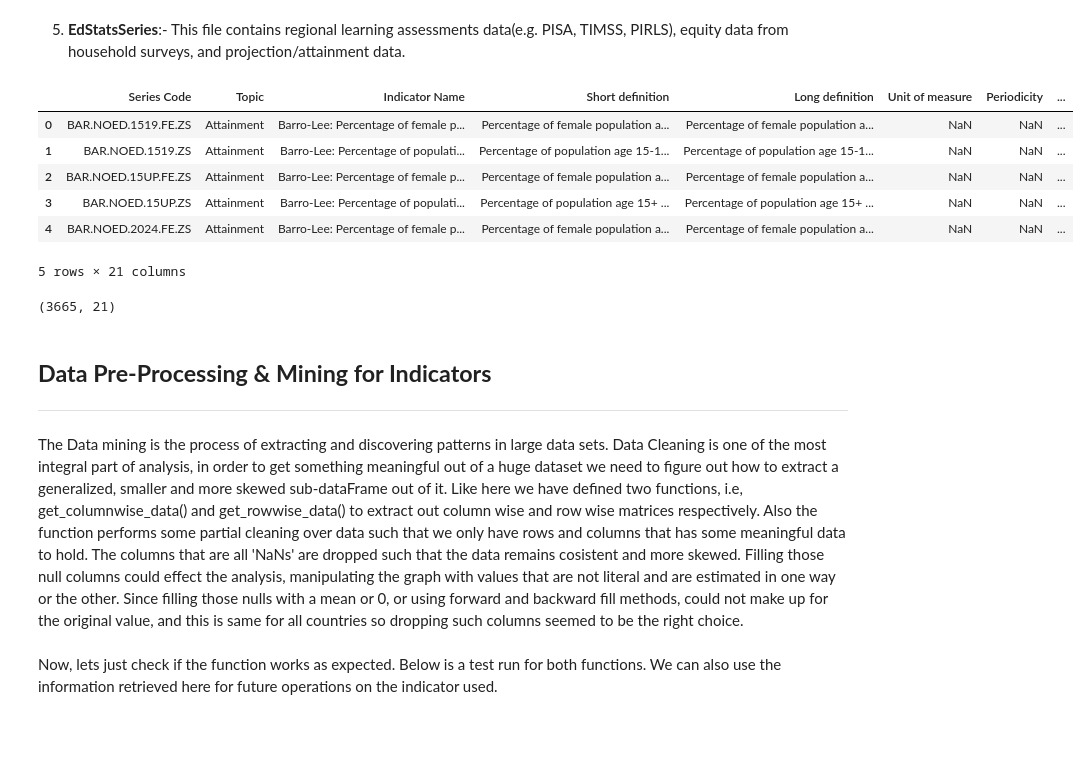
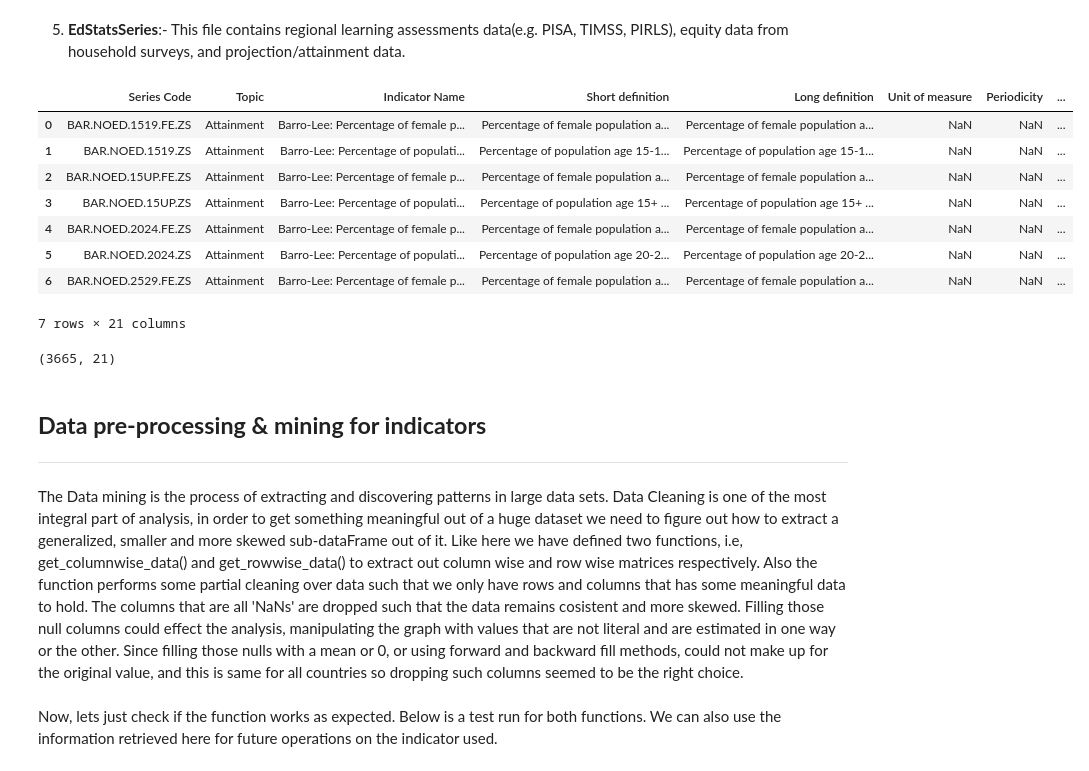
Before and after one commit to DS-Shubham-Pandey/World-Bank-Global-Education-Analysis, a Jupyter notebook: World_Bank_Global_Education_Analysis_Capstone_Project.ipynb, the cells around one changed output. Cells and saved outputs as stored; diff of their text form; code cells hidden in the pictures; blank space fills up the shorter version.

```diff
--- a/World_Bank_Global_Education_Analysis_Capstone_Project.ipynb
+++ b/World_Bank_Global_Education_Analysis_Capstone_Project.ipynb
@@ -222,24 +239,26 @@ EdStatsFootNote.shape
 # %%
 # Loading EdStatsSeries file
 EdStatsSeries = pd.read_csv("/content/drive/MyDrive/AlmaBetter/Modules/Module 1 : Python for Data Science/Capstone Project/Contents/EdStatsSeries.csv")
 
 # displaying first 2 rows.
-EdStatsSeries.head(5)
+EdStatsSeries.head(7)
 # %% [output]
 |  | Series Code | Topic | Indicator Name | Short definition | Long definition | Unit of measure | Periodicity | ... |
 | 0 | BAR.NOED.1519.FE.ZS | Attainment | Barro-Lee: Percentage of female p... | Percentage of female population a... | Percentage of female population a... | NaN | NaN | ... |
 | 1 | BAR.NOED.1519.ZS | Attainment | Barro-Lee: Percentage of populati... | Percentage of population age 15-1... | Percentage of population age 15-1... | NaN | NaN | ... |
 | 2 | BAR.NOED.15UP.FE.ZS | Attainment | Barro-Lee: Percentage of female p... | Percentage of female population a... | Percentage of female population a... | NaN | NaN | ... |
 | 3 | BAR.NOED.15UP.ZS | Attainment | Barro-Lee: Percentage of populati... | Percentage of population age 15+ ... | Percentage of population age 15+ ... | NaN | NaN | ... |
 | 4 | BAR.NOED.2024.FE.ZS | Attainment | Barro-Lee: Percentage of female p... | Percentage of female population a... | Percentage of female population a... | NaN | NaN | ... |
+| 5 | BAR.NOED.2024.ZS | Attainment | Barro-Lee: Percentage of populati... | Percentage of population age 20-2... | Percentage of population age 20-2... | NaN | NaN | ... |
+| 6 | BAR.NOED.2529.FE.ZS | Attainment | Barro-Lee: Percentage of female p... | Percentage of female population a... | Percentage of female population a... | NaN | NaN | ... |
-5 rows × 21 columns
+7 rows × 21 columns
 # %%
 # Number of rows and columns in EdStatsSeries.
 EdStatsSeries.shape
 # %% [output]
 (3665, 21)
 # %% [markdown]
-## **Data Pre-Processing & Mining for Indicators**
+## **Data pre-processing & mining for indicators**
 ******
 The Data mining is the process of extracting and discovering patterns in large data sets. Data Cleaning is one of the most integral part of analysis, in order to get something meaningful out of a huge dataset we need to figure out how to extract a generalized, smaller and more skewed sub-dataFrame out of it. Like here we have defined two functions, i.e, get_columnwise_data() and get_rowwise_data() to extract out column wise and row wise matrices respectively. Also the function performs some partial cleaning over data such that we only have rows and columns that has some meaningful data to hold. The columns that are all 'NaNs' are dropped such that the data remains cosistent and more skewed. Filling those null columns could effect the analysis, manipulating the graph with values that are not literal and are estimated in one way or the other. Since filling those nulls with a mean or 0, or using forward and backward fill methods, could not make up for the original value, and this is same for all countries so dropping such columns seemed to be the right choice.
 # %%
```
Also changed, not shown: parts of 13 cells of this notebook.
